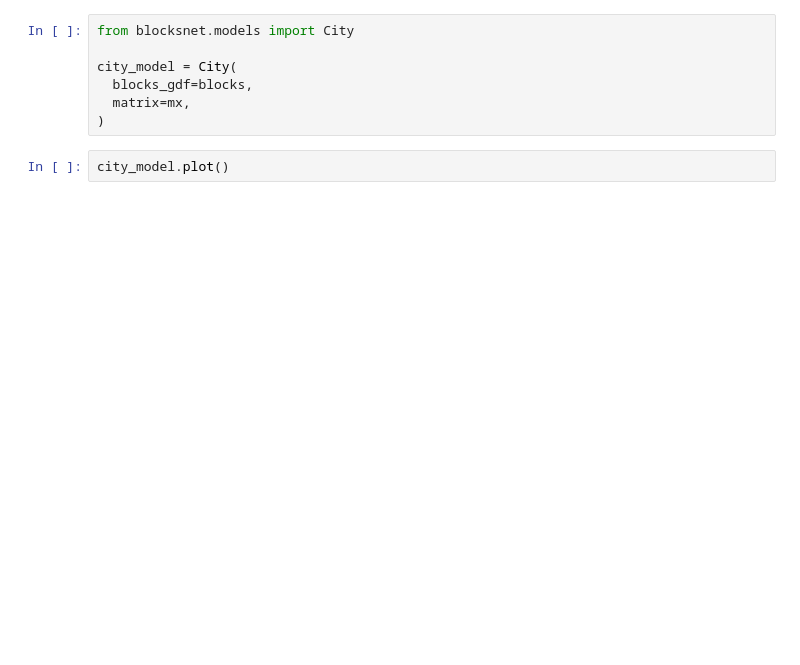
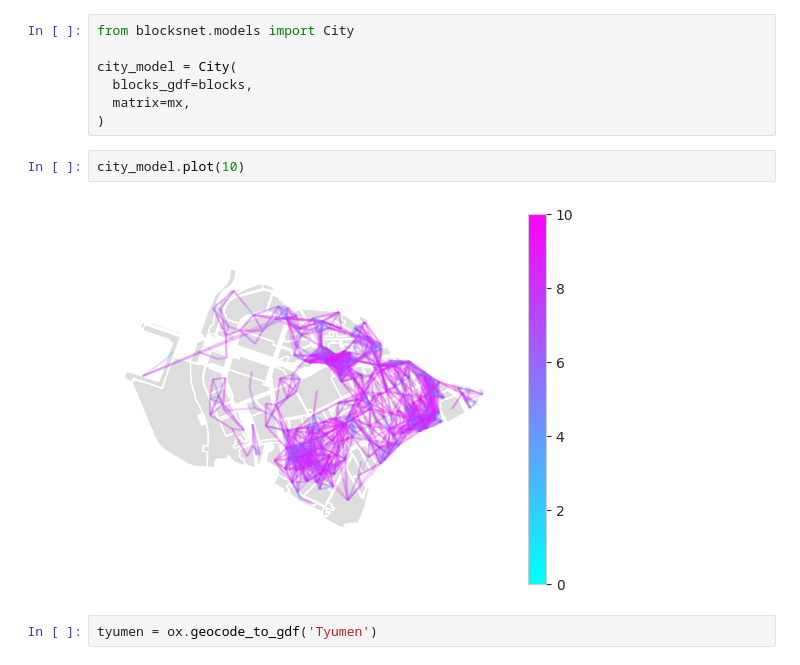
Before and after one commit to aimclub/blocksnet, a Jupyter notebook: examples/0 graph generator.ipynb, the cells around one changed output. Cells and saved outputs as stored; diff of their text form; blank space fills up the shorter version.

Commit message:
fix: graph generator crs and empty graphs

```diff
--- a/examples/0 graph generator.ipynb
+++ b/examples/0 graph generator.ipynb
@@ -31,4 +65,8 @@ city_model = City(
   matrix=mx,
 )
 # %%
-city_model.plot()
+city_model.plot(10)
+# %% [output]
+[figure, added]
+# %%
+tyumen = ox.geocode_to_gdf('Tyumen')
```
Also changed, not shown: parts of 7 cells of this notebook, 1 other file.
